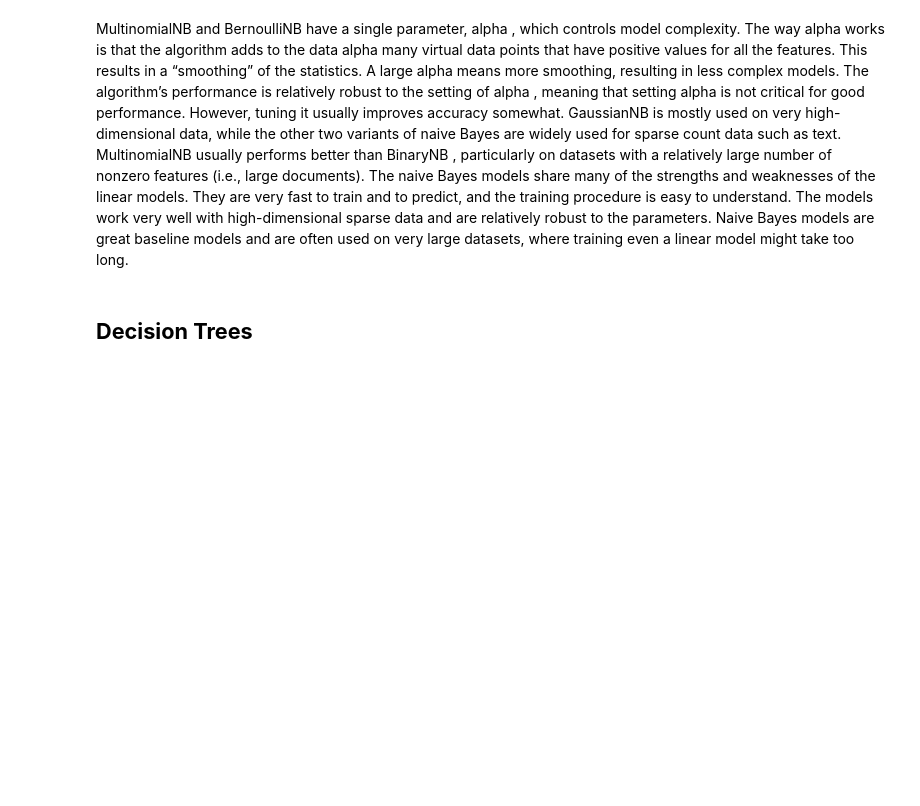
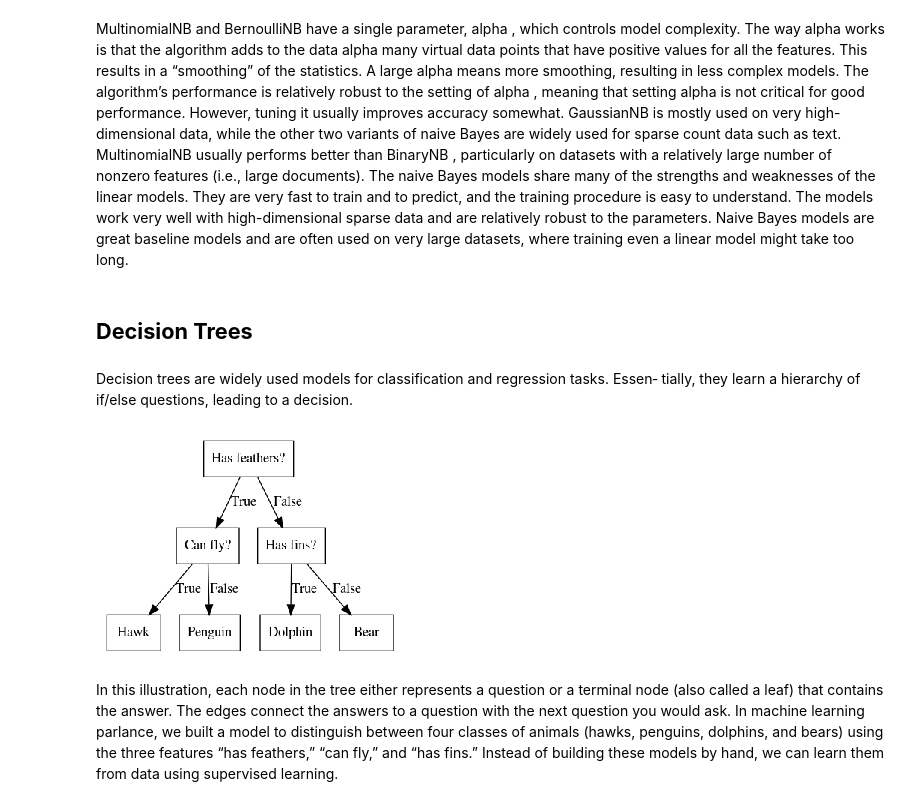
Before and after one commit to cmarsa/imlwp, a Jupyter notebook: 02_supervised_learning.ipynb, the cells around one changed output. Cells and saved outputs as stored; diff of their text form; code cells hidden in the pictures; blank space fills up the shorter version.

```diff
--- a/02_supervised_learning.ipynb
+++ b/02_supervised_learning.ipynb
@@ -886,3 +886,18 @@ are often used on very large datasets, where training even a linear model might
 too long.
 # %% [markdown]
 ## __Decision Trees__
+# %% [markdown]
+Decision trees are widely used models for classification and regression tasks. Essen‐
+tially, they learn a hierarchy of if/else questions, leading to a decision.
+# %%
+# example of a decision tree
+mglearn.plots.plot_animal_tree()
+# %% [output]
+[figure, added]
+# %% [markdown]
+In this illustration, each node in the tree either represents a question or a terminal
+node (also called a leaf) that contains the answer. The edges connect the answers to a
+question with the next question you would ask.
+In machine learning parlance, we built a model to distinguish between four classes of
+animals (hawks, penguins, dolphins, and bears) using the three features “has feathers,” “can fly,” and “has fins.” Instead of building these models by hand, we can learn
+them from data using supervised learning.
```
Also changed, not shown: parts of 76 cells of this notebook.
